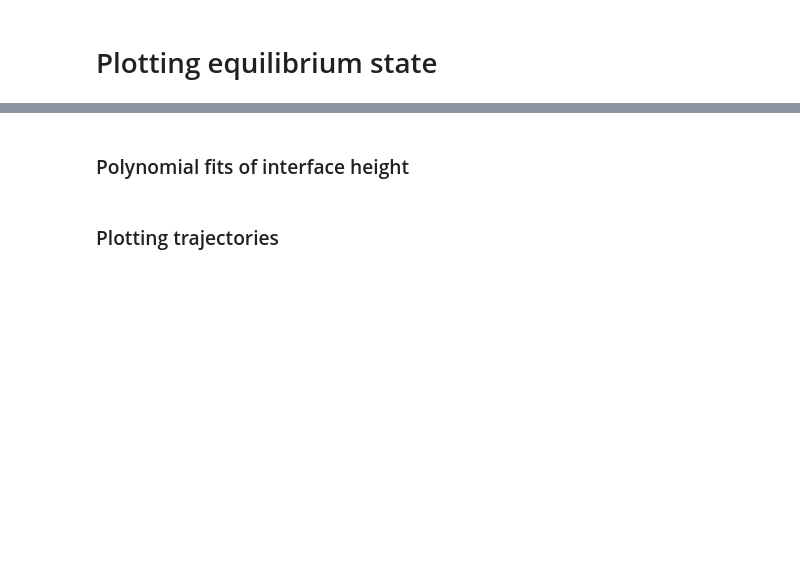
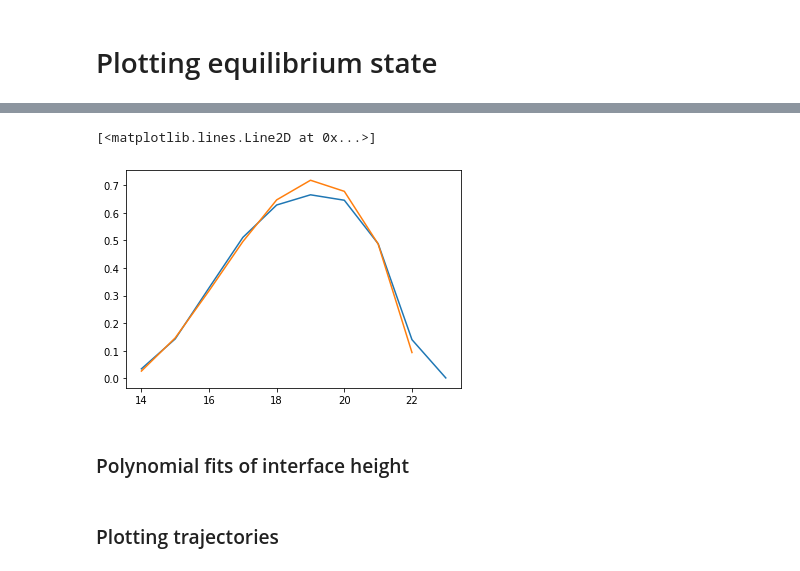
Before and after one commit to hdrake/sarah, a Jupyter notebook: notebooks/analyze_zero_pv_ic.ipynb, the cells around one changed output, grey strips where cells are left out. Saved outputs shown, nothing was run; the diff lists cells and outputs as text; code cells hidden in the pictures; blank space fills up the shorter version.

```diff
--- a/notebooks/analyze_zero_pv_ic.ipynb
+++ b/notebooks/analyze_zero_pv_ic.ipynb
@@ -140,3 +140,9 @@ plt.savefig("../figures/faroe_bank_simulation.png", bbox_inches='tight', dpi=150
+# %%
+plt.plot(channel.qv[i,:,100])
+plt.plot(channel.qv[0,:,100])
+# %% [output]
+[<matplotlib.lines.Line2D at 0x...>]
+[figure, added]
 # %% [markdown]
 ### Polynomial fits of interface height
 # %%
```
Also changed, not shown: parts of 1 cell of this notebook, 5 other files.
